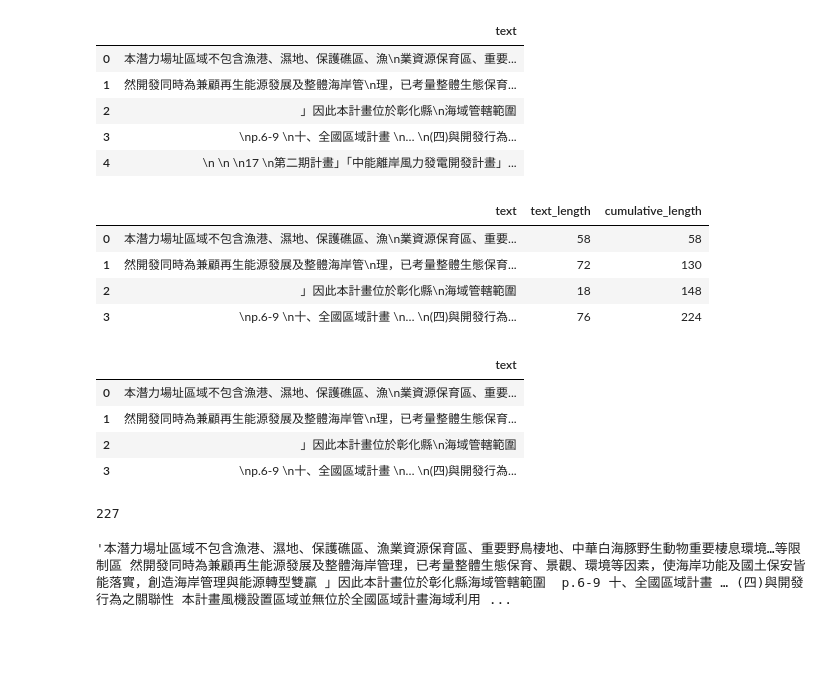
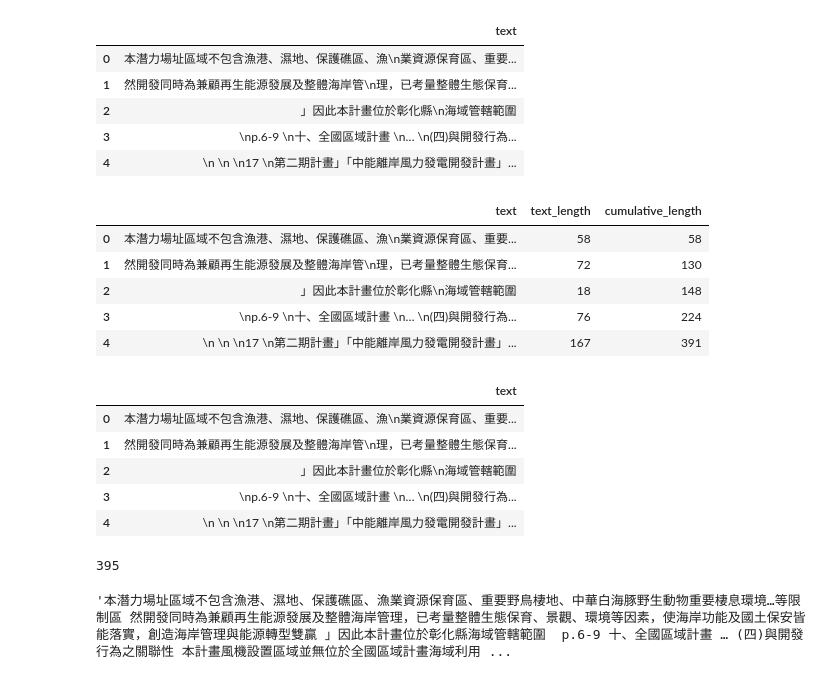
Before and after one commit to Jasper-Hewitt/Wind_project, a Jupyter notebook: low_tensor_test.ipynb, the cells around one changed output. Saved outputs shown, nothing was run; the diff lists cells and outputs as text; code cells hidden in the pictures; blank space fills up the shorter version.

```diff
--- a/low_tensor_test.ipynb
+++ b/low_tensor_test.ipynb
@@ -347,27 +256,31 @@ threshold = 240
 # %%
 # Find the number of characters in each row of the text column
 df['text_length'] = df['text'].str.len()
 
 # Get the cumulative sum of the text lengths
 df['cumulative_length'] = df['text_length'].cumsum()
 
-# Find the index of the first row in which the cumulative length is greater than 1750.
-# write code that automatically adjusts this number
-index = df.index[df['cumulative_length'] > threshold][0]
+# Find the index of the first row in which the cumulative length is greater than 1500
+index = df.index[df['cumulative_length'] > 1500]
+
+if index.size > 0:
+    index = index[0] - 1
+else:
+    index = df.shape[0] - 1
 
 # Create a new dataframe with only the last few rows
-new_df = df.iloc[index:]
+new_df = df.iloc[index+1:]
 
 # Drop the last few rows from the original dataframe
-df = df.iloc[:index]
+df = df.iloc[:index+1]
+df
+# %% [output]
+|  | text | text_length | cumulative_length |
+| 0 | 本潛力場址區域不包含漁港、濕地、保護礁區、漁\n業資源保育區、重要... | 58 | 58 |
+| 1 | 然開發同時為兼顧再生能源發展及整體海岸管\n理，已考量整體生態保育... | 72 | 130 |
+| 2 | 」因此本計畫位於彰化縣\n海域管轄範圍 | 18 | 148 |
+| 3 | \np.6-9 \n十、全國區域計畫 \n… \n(四)與開發行為... | 76 | 224 |
+| 4 | \n \n \n17 \n第二期計畫」「中能離岸風力發電開發計畫」... | 167 | 391 |
-# %%
-df
-# %% [output]
-|  | text | text_length | cumulative_length |
-| 0 | 本潛力場址區域不包含漁港、濕地、保護礁區、漁\n業資源保育區、重要... | 58 | 58 |
-| 1 | 然開發同時為兼顧再生能源發展及整體海岸管\n理，已考量整體生態保育... | 72 | 130 |
-| 2 | 」因此本計畫位於彰化縣\n海域管轄範圍 | 18 | 148 |
-| 3 | \np.6-9 \n十、全國區域計畫 \n… \n(四)與開發行為... | 76 | 224 |
 # %%
 sbert_out=df['text']
 # sbert_out_1=new_df['text']
@@ -383,12 +296,13 @@ sbert_out
 | 1 | 然開發同時為兼顧再生能源發展及整體海岸管\n理，已考量整體生態保育... |
 | 2 | 」因此本計畫位於彰化縣\n海域管轄範圍 |
 | 3 | \np.6-9 \n十、全國區域計畫 \n… \n(四)與開發行為... |
+| 4 | \n \n \n17 \n第二期計畫」「中能離岸風力發電開發計畫」... |
 # %%
 # sbert_text = sbert_out['text'].to_string(index=False) #this leads to incomplete text. use join
 sbert_text = " ".join(sbert_out['text'].tolist())
 len(sbert_text)
 # %% [output]
-227
+395
 # %%
 sbert_text = re.sub(r'[\n\\]+', '', sbert_text)
 sbert_text= re.sub(r'n|n－', '', sbert_text)
```
Also changed, not shown: parts of 8 cells of this notebook.
